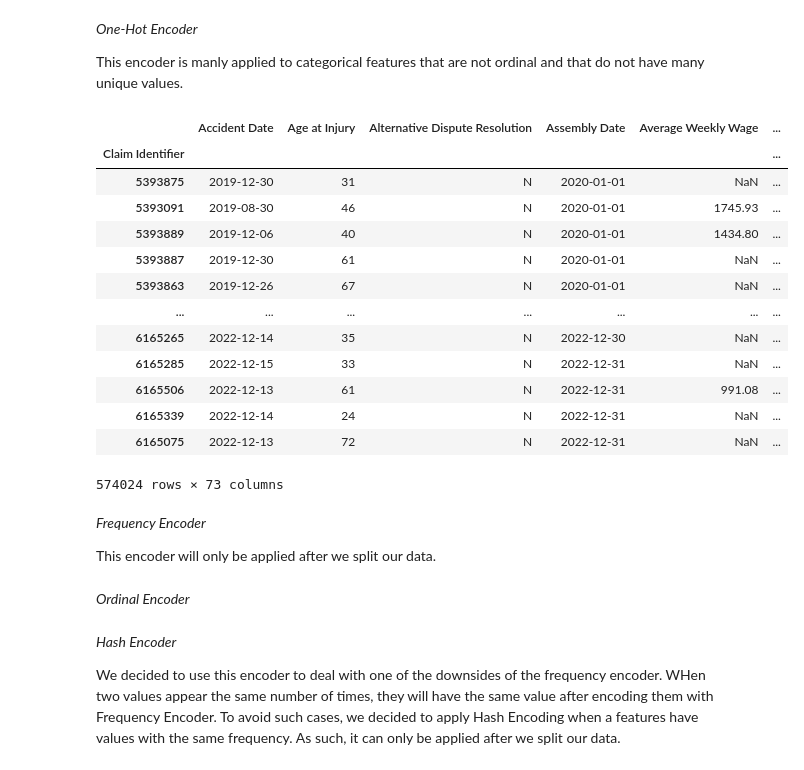
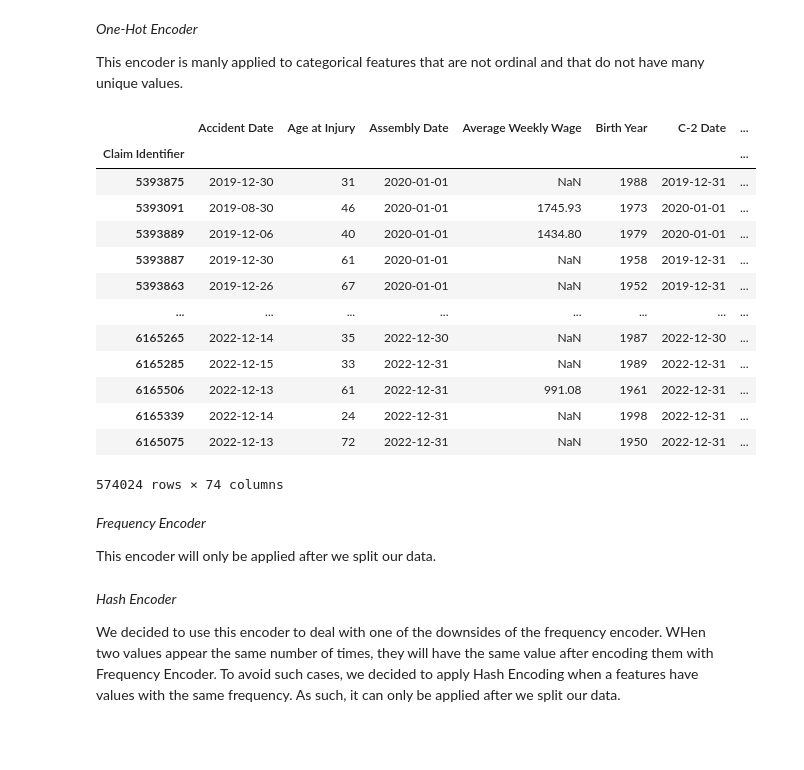
Before and after one commit to Gomsofi06/Machine_Learning_NOVAIMS, a Jupyter notebook: 01.02_Preprocessing.ipynb, the cells around one changed output. Drawn from its saved outputs; the diff is of its cells as text; code cells hidden in the pictures; blank space fills up the shorter version.

```diff
--- a/01.02_Preprocessing.ipynb
+++ b/01.02_Preprocessing.ipynb
@@ -749,34 +749,35 @@ This encoder is manly applied to categorical features that are not ordinal and t
 # %%
 # Features for One Hot Encoding
 one_hot_encoder_vars = [
+    "Alternative Dispute Resolution",
     "Attorney/Representative",
     "Carrier Type",
     "COVID-19 Indicator",
     "Gender",
     "Medical Fee Region"
 ]
 
 
 # Apply the function to the DataFrame
 train_df = apply_one_hot_encoding(train_df, one_hot_encoder_vars)
 test_df = apply_one_hot_encoding(test_df, one_hot_encoder_vars)
 
 train_df
 # %% [output]
-|  | Accident Date | Age at Injury | Alternative Dispute Resolution | Assembly Date | Average Weekly Wage | ... |
-| Claim Identifier |  |  |  |  |  | ... |
-| 5393875 | 2019-12-30 | 31 | N | 2020-01-01 | NaN | ... |
-| 5393091 | 2019-08-30 | 46 | N | 2020-01-01 | 1745.93 | ... |
-| 5393889 | 2019-12-06 | 40 | N | 2020-01-01 | 1434.80 | ... |
-| 5393887 | 2019-12-30 | 61 | N | 2020-01-01 | NaN | ... |
-| 5393863 | 2019-12-26 | 67 | N | 2020-01-01 | NaN | ... |
-| ... | ... | ... | ... | ... | ... | ... |
-| 6165265 | 2022-12-14 | 35 | N | 2022-12-30 | NaN | ... |
-| 6165285 | 2022-12-15 | 33 | N | 2022-12-31 | NaN | ... |
-| 6165506 | 2022-12-13 | 61 | N | 2022-12-31 | 991.08 | ... |
-| 6165339 | 2022-12-14 | 24 | N | 2022-12-31 | NaN | ... |
-| 6165075 | 2022-12-13 | 72 | N | 2022-12-31 | NaN | ... |
+|  | Accident Date | Age at Injury | Assembly Date | Average Weekly Wage | Birth Year | C-2 Date | ... |
+| Claim Identifier |  |  |  |  |  |  | ... |
+| 5393875 | 2019-12-30 | 31 | 2020-01-01 | NaN | 1988 | 2019-12-31 | ... |
+| 5393091 | 2019-08-30 | 46 | 2020-01-01 | 1745.93 | 1973 | 2020-01-01 | ... |
+| 5393889 | 2019-12-06 | 40 | 2020-01-01 | 1434.80 | 1979 | 2020-01-01 | ... |
+| 5393887 | 2019-12-30 | 61 | 2020-01-01 | NaN | 1958 | 2019-12-31 | ... |
+| 5393863 | 2019-12-26 | 67 | 2020-01-01 | NaN | 1952 | 2019-12-31 | ... |
+| ... | ... | ... | ... | ... | ... | ... | ... |
+| 6165265 | 2022-12-14 | 35 | 2022-12-30 | NaN | 1987 | 2022-12-30 | ... |
+| 6165285 | 2022-12-15 | 33 | 2022-12-31 | NaN | 1989 | 2022-12-31 | ... |
+| 6165506 | 2022-12-13 | 61 | 2022-12-31 | 991.08 | 1961 | 2022-12-31 | ... |
+| 6165339 | 2022-12-14 | 24 | 2022-12-31 | NaN | 1998 | 2022-12-31 | ... |
+| 6165075 | 2022-12-13 | 72 | 2022-12-31 | NaN | 1950 | 2022-12-31 | ... |
-574024 rows × 73 columns
+574024 rows × 74 columns
 # %% [markdown]
 *Frequency Encoder*
 
@@ -793,5 +793,3 @@ frequency_encoder_vars = [
     "WCIO Nature of Injury Code",
     "WCIO Part of Body Code"
 ]
-# %% [markdown]
-*Ordinal Encoder*
```
Also changed, not shown: parts of 4 cells of this notebook, 7 other files.
